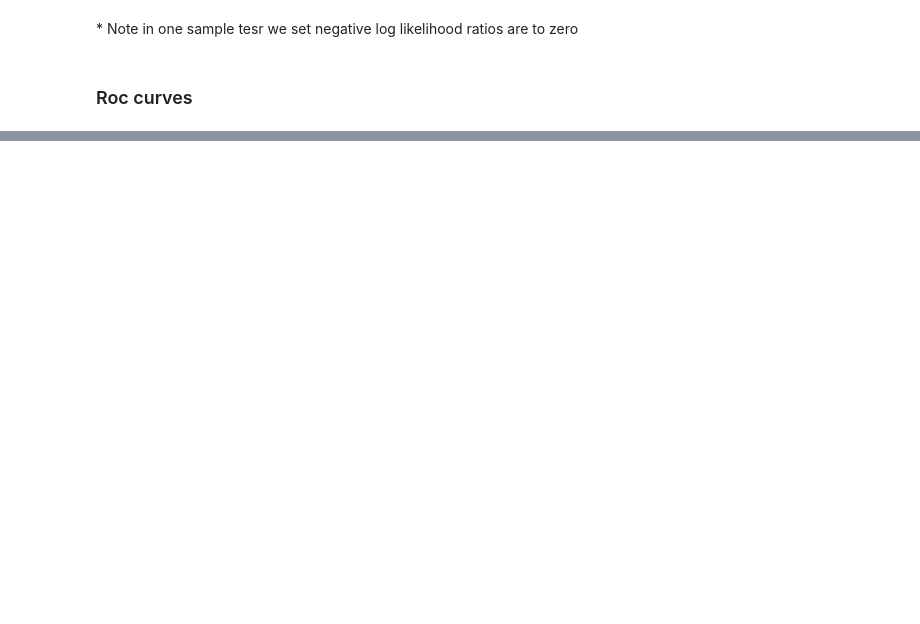
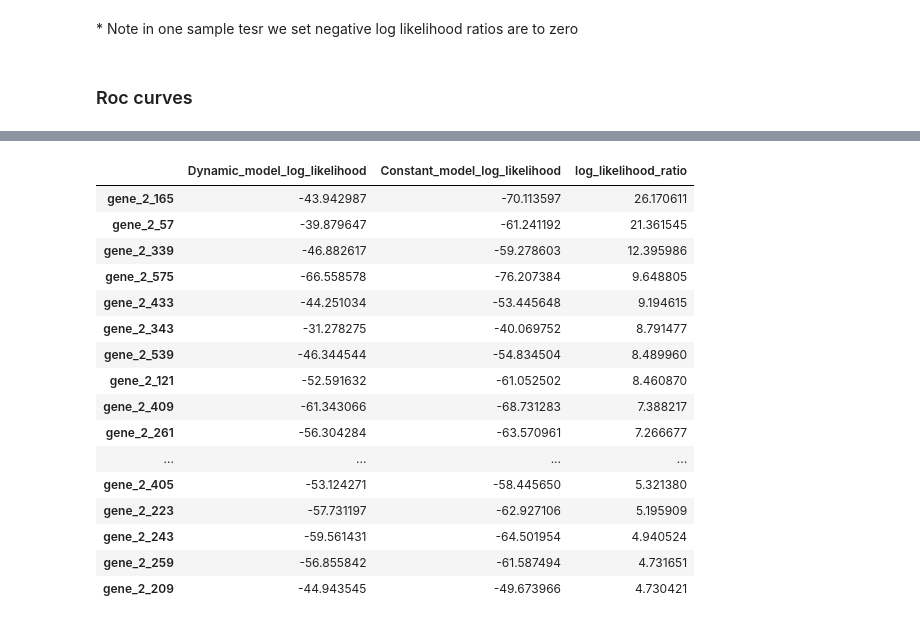
Before and after one commit to ManchesterBioinference/GPcounts, a Jupyter notebook: paper_notebooks/One_sample_test.ipynb, the cells around one changed output, grey strips where cells are left out. Saved outputs shown, nothing was run; the diff lists cells and outputs as text; code cells hidden in the pictures; blank space fills up the shorter version.

```diff
--- a/paper_notebooks/One_sample_test.ipynb
+++ b/paper_notebooks/One_sample_test.ipynb
@@ -337,0 +291,21 @@ gene_4_3
+# %%
+NegativeBinomial = pd.read_csv('../data/ll_ratio_Negative_binomial_low_counts_high_dispersion_0.csv',index_col=[0])
+NegativeBinomial.sort_values(by=['log_likelihood_ratio'], ascending=False).iloc[0:30,:]
+# %% [output]
+|  | Dynamic_model_log_likelihood | Constant_model_log_likelihood | log_likelihood_ratio |
+| gene_2_165 | -43.942987 | -70.113597 | 26.170611 |
+| gene_2_57 | -39.879647 | -61.241192 | 21.361545 |
+| gene_2_339 | -46.882617 | -59.278603 | 12.395986 |
+| gene_2_575 | -66.558578 | -76.207384 | 9.648805 |
+| gene_2_433 | -44.251034 | -53.445648 | 9.194615 |
+| gene_2_343 | -31.278275 | -40.069752 | 8.791477 |
+| gene_2_539 | -46.344544 | -54.834504 | 8.489960 |
+| gene_2_121 | -52.591632 | -61.052502 | 8.460870 |
+| gene_2_409 | -61.343066 | -68.731283 | 7.388217 |
+| gene_2_261 | -56.304284 | -63.570961 | 7.266677 |
+| ... | ... | ... | ... |
+| gene_2_405 | -53.124271 | -58.445650 | 5.321380 |
+| gene_2_223 | -57.731197 | -62.927106 | 5.195909 |
+| gene_2_243 | -59.561431 | -64.501954 | 4.940524 |
+| gene_2_259 | -56.855842 | -61.587494 | 4.731651 |
+| gene_2_209 | -44.943545 | -49.673966 | 4.730421 |
```
Also changed, not shown: parts of 11 cells of this notebook, 21 other files.
